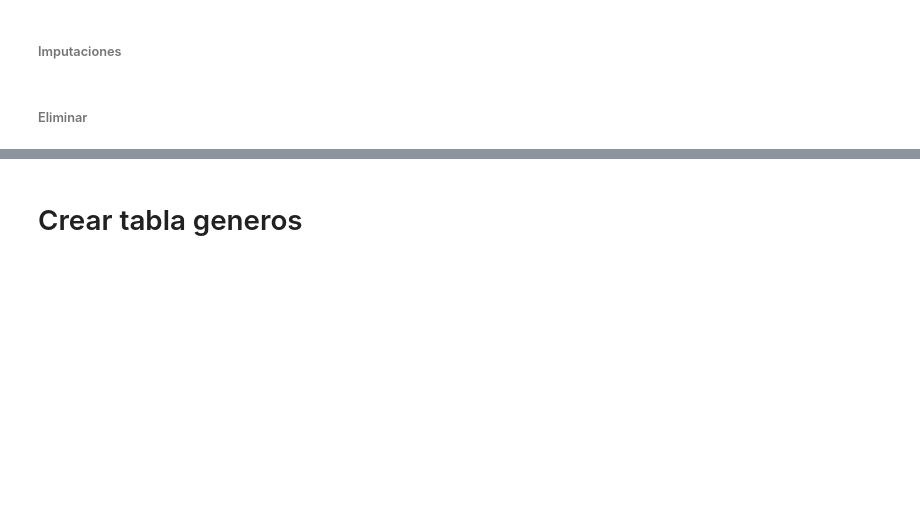
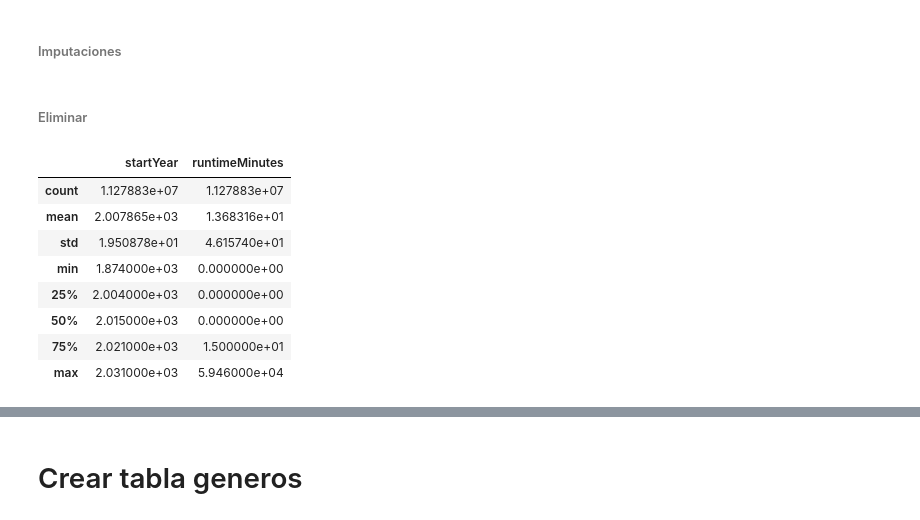
Before and after one commit to JaimeIngenia/PerfilPython_CienciaDatos, a Jupyter notebook: Becarios/tarea2/relacionesTitleBasics1.ipynb, the cells around one changed output, grey strips where cells are left out. Saved outputs shown, nothing was run; the diff lists cells and outputs as text; code cells hidden in the pictures; blank space fills up the shorter version.

```diff
--- a/Becarios/tarea2/relacionesTitleBasics1.ipynb
+++ b/Becarios/tarea2/relacionesTitleBasics1.ipynb
@@ -82,3 +131,15 @@ df_title_basics_1.drop(columns=['endYear','runtimeMinutes'], inplace=True)
 # %%
 # Eliminar filas con valores faltantes en primaryTitle y originalTitle
 df_title_basics_1 = df_title_basics_1.dropna(subset=['primaryTitle', 'originalTitle','isAdult'])
+# %%
+df_title_basics_1.describe()
+# %% [output]
+|  | startYear | runtimeMinutes |
+| count | 1.127883e+07 | 1.127883e+07 |
+| mean | 2.007865e+03 | 1.368316e+01 |
+| std | 1.950878e+01 | 4.615740e+01 |
+| min | 1.874000e+03 | 0.000000e+00 |
+| 25% | 2.004000e+03 | 0.000000e+00 |
+| 50% | 2.015000e+03 | 0.000000e+00 |
+| 75% | 2.021000e+03 | 1.500000e+01 |
+| max | 2.031000e+03 | 5.946000e+04 |
```
Also changed, not shown: parts of 15 cells of this notebook, 6 other files.
